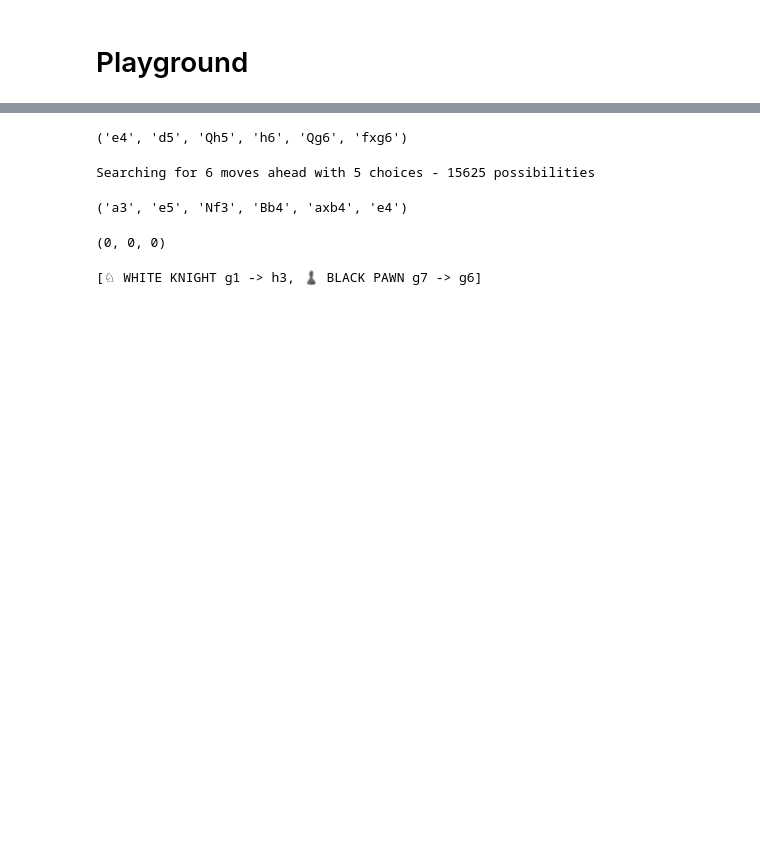
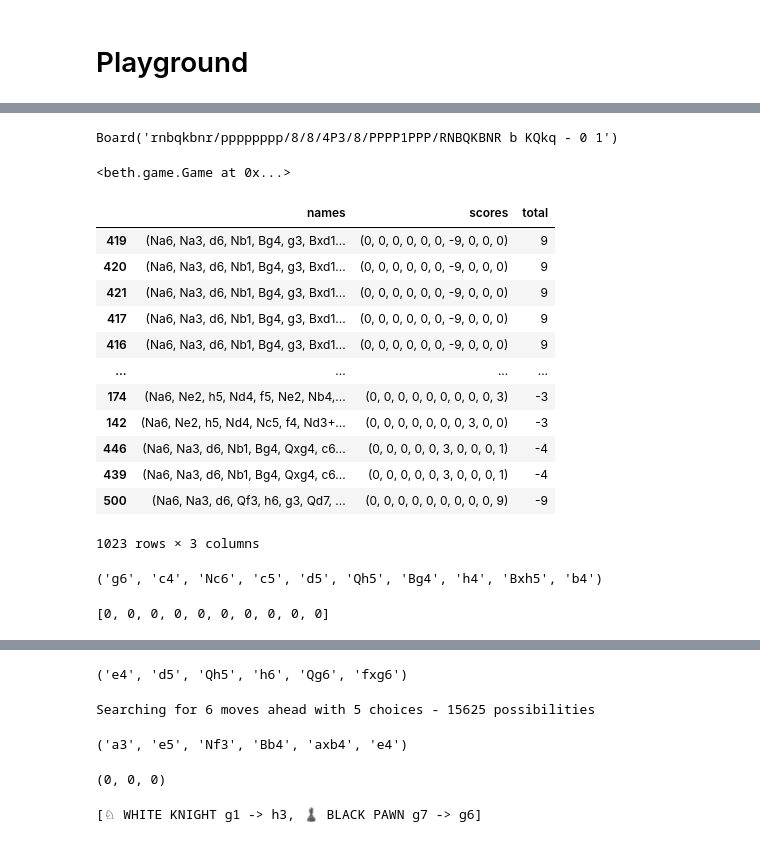
Before and after one commit to TheoLvs/beth, a Jupyter notebook: notebooks/20210213 - Tree Search AI.ipynb, the cells around one changed output, grey strips where cells are left out. Drawn from its saved outputs; the diff is of its cells as text; code cells hidden in the pictures; blank space fills up the shorter version.

```diff
--- a/notebooks/20210213 - Tree Search AI.ipynb
+++ b/notebooks/20210213 - Tree Search AI.ipynb
@@ -24,7 +28,7 @@ from beth.ai import TreeAI
 # %% [markdown]
 # Playground
 # %%
-white = TreeAI(depth = 3)
-black = TreeAI(depth = 2)
+white = HumanPlayer()
+black = TreeSearchAI(breadth = 1,depth = 10)
 
 game = Game(white,black)
@@ -31,3 +39,3 @@ game = Game(white,black)
 # %%
-game.run()
+game.replay()
 # %% [output]
@@ -35,3 +75,37 @@ game.run()
+# %%
+game.move("e4")
+game
+# %% [output]
+Board('rnbqkbnr/pppppppp/8/8/4P3/8/PPPP1PPP/RNBQKBNR b KQkq - 0 1')
+<beth.game.Game at 0x...>
+# %%
+tree = MoveTree(game.board)
+# %%
+x = tree.search_depth(breadth = 2,depth = 10)
+# %%
+x
+# %% [output]
+|  | names | scores | total |
+| 419 | (Na6, Na3, d6, Nb1, Bg4, g3, Bxd1... | (0, 0, 0, 0, 0, 0, -9, 0, 0, 0) | 9 |
+| 420 | (Na6, Na3, d6, Nb1, Bg4, g3, Bxd1... | (0, 0, 0, 0, 0, 0, -9, 0, 0, 0) | 9 |
+| 421 | (Na6, Na3, d6, Nb1, Bg4, g3, Bxd1... | (0, 0, 0, 0, 0, 0, -9, 0, 0, 0) | 9 |
+| 417 | (Na6, Na3, d6, Nb1, Bg4, g3, Bxd1... | (0, 0, 0, 0, 0, 0, -9, 0, 0, 0) | 9 |
+| 416 | (Na6, Na3, d6, Nb1, Bg4, g3, Bxd1... | (0, 0, 0, 0, 0, 0, -9, 0, 0, 0) | 9 |
+| ... | ... | ... | ... |
+| 174 | (Na6, Ne2, h5, Nd4, f5, Ne2, Nb4,... | (0, 0, 0, 0, 0, 0, 0, 0, 0, 3) | -3 |
+| 142 | (Na6, Ne2, h5, Nd4, Nc5, f4, Nd3+... | (0, 0, 0, 0, 0, 0, 0, 3, 0, 0) | -3 |
+| 446 | (Na6, Na3, d6, Nb1, Bg4, Qxg4, c6... | (0, 0, 0, 0, 0, 3, 0, 0, 0, 1) | -4 |
+| 439 | (Na6, Na3, d6, Nb1, Bg4, Qxg4, c6... | (0, 0, 0, 0, 0, 3, 0, 0, 0, 1) | -4 |
+| 500 | (Na6, Na3, d6, Qf3, h6, g3, Qd7, ... | (0, 0, 0, 0, 0, 0, 0, 0, 0, 9) | -9 |
+1023 rows × 3 columns
+# %%
+x.iloc[0]["names"]
+# %% [output]
+('g6', 'c4', 'Nc6', 'c5', 'd5', 'Qh5', 'Bg4', 'h4', 'Bxh5', 'b4')
+# %%
+game.move(('g6', 'c4', 'Nc6', 'c5', 'd5', 'Qh5', 'Bg4', 'h4', 'Bxh5', 'b4'))
+# %% [output]
+[0, 0, 0, 0, 0, 0, 0, 0, 0, 0]
 # %%
 game.replay()
 # %% [output]
```
Also changed, not shown: parts of 11 cells of this notebook, 5 other files.
